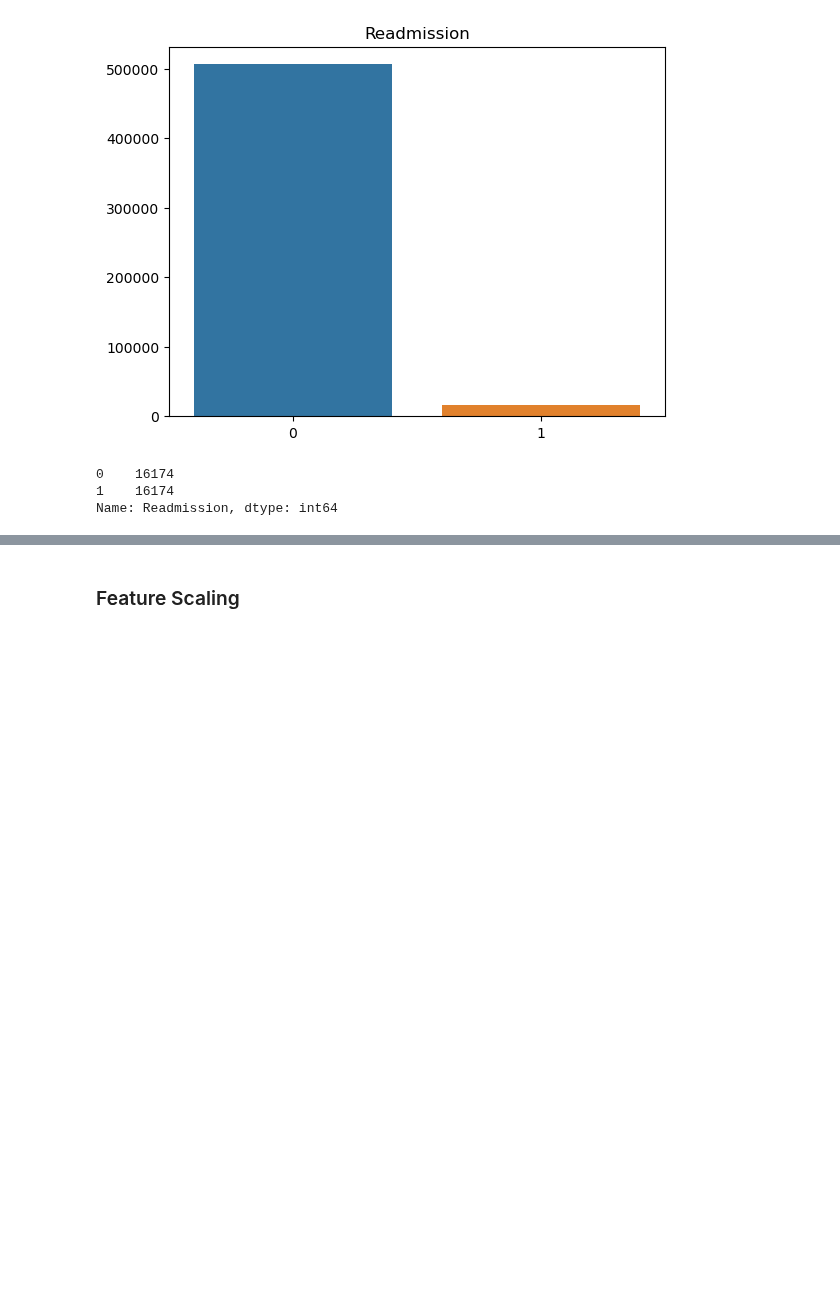
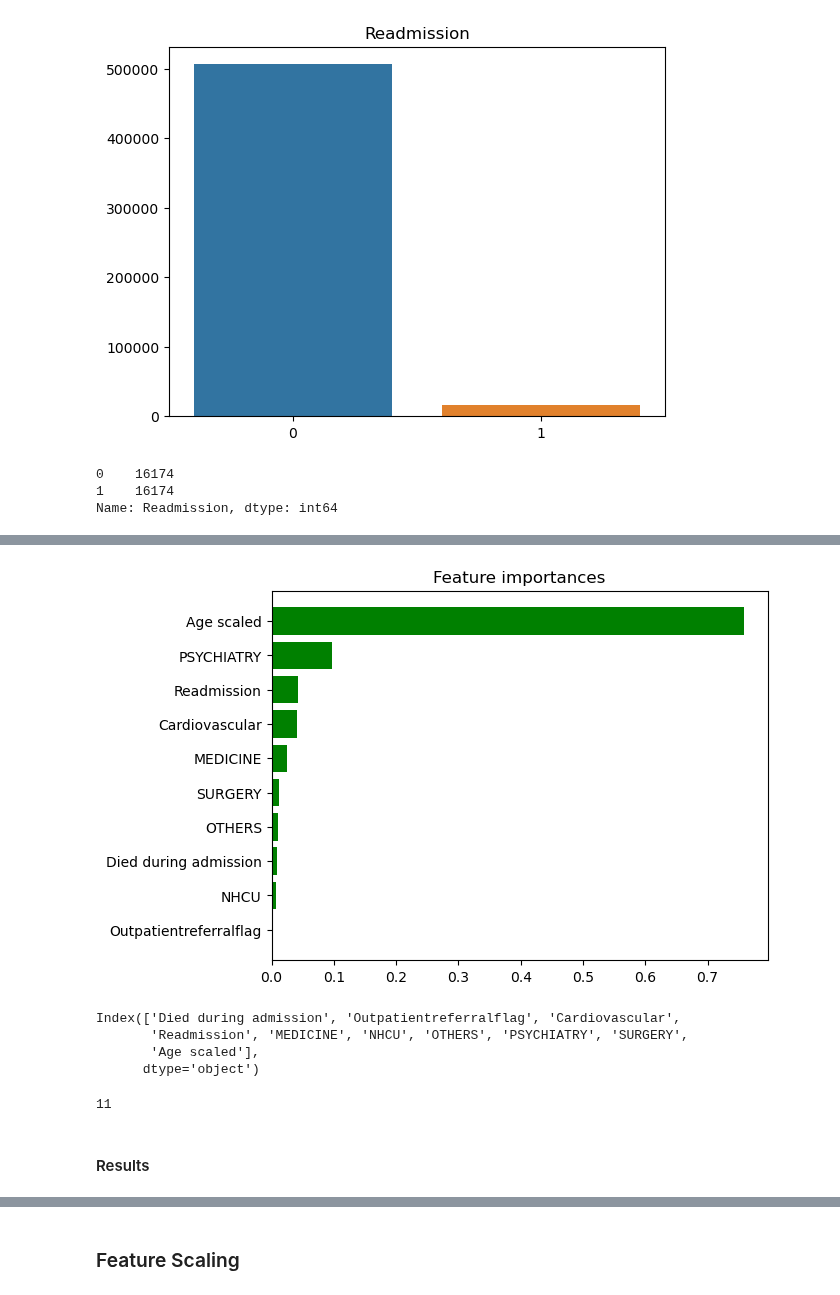
Before and after one commit to SpassMed-Projects/FDA, a Jupyter notebook: src/data/Inpatient_admission_EDA.ipynb, the cells around one changed output, grey strips where cells are left out. Drawn from its saved outputs; the diff is of its cells as text; code cells hidden in the pictures; blank space fills up the shorter version.

```diff
--- a/src/data/Inpatient_admission_EDA.ipynb
+++ b/src/data/Inpatient_admission_EDA.ipynb
@@ -406,3 +536,37 @@ Name: Readmission, dtype: int64
+# %%
+only_na = only_na[['Died during admission', 'Outpatientreferralflag', 'Cardiovascular', 'Readmission', 'MEDICINE', 'NHCU', 'OTHERS',
+       'PSYCHIATRY', 'SURGERY', 'Age scaled']]
+prediction = forest.predict(only_na)
+
+importances = forest.feature_importances_
+indices = list(np.argsort(importances))[::-1]
+
+plt.title("Feature importances")
+plt.barh(range(len(indices)), importances[indices], color="g", align="center")
+plt.yticks(range(len(indices)), only_na.columns[indices])
+# plt.ylim([-1, len(indices)])
+plt.gca().invert_yaxis()
+
+
+only_na = complete_ad[complete_ad['Serviceconnectedflag'].isna()].drop('Serviceconnectedflag', axis=1)
+only_na['Serviceconnectedflag'] = prediction
+complete_ad = [only_na, no_na]
+complete_ad = pd.concat(complete_ad)
+# %% [output]
+[figure, added]
+# %%
+only_na.columns
+# %% [output]
+Index(['Died during admission', 'Outpatientreferralflag', 'Cardiovascular',
+       'Readmission', 'MEDICINE', 'NHCU', 'OTHERS', 'PSYCHIATRY', 'SURGERY',
+       'Age scaled'],
+      dtype='object')
+# %%
+len(indices)
+# %% [output]
+11
+# %% [markdown]
+#### Results
 # %%
 for i in complete_ad.columns:
     print(i, complete_ad[complete_ad[i].isna()].shape[0])
```
Also changed, not shown: parts of 15 cells of this notebook.
